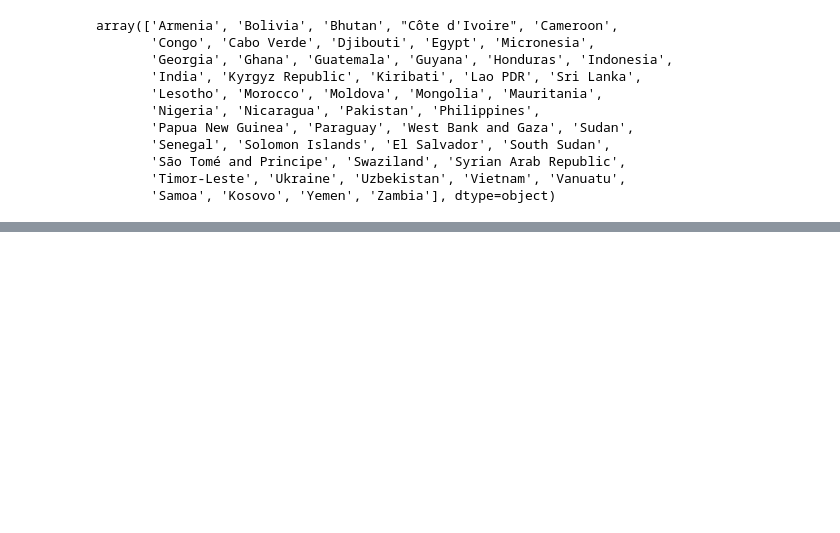
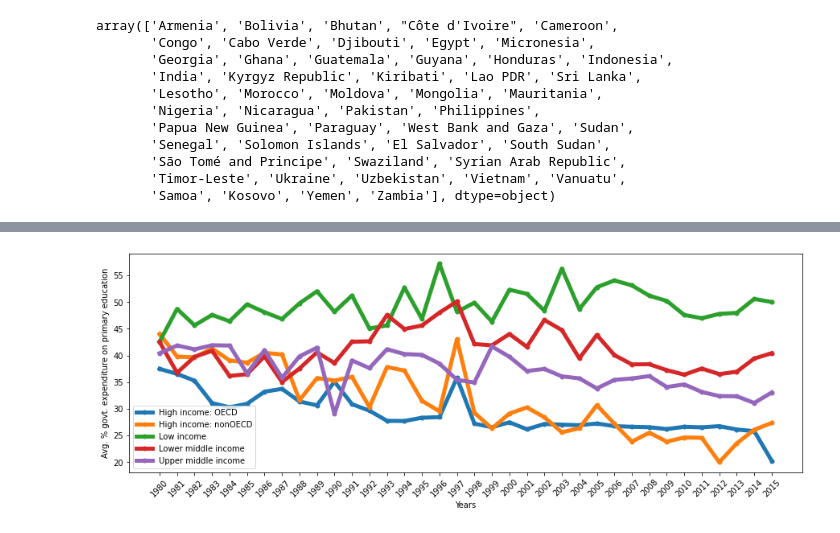
Before and after one commit to SmrutiRanjan27/worldbank-global-education-analysis, a Jupyter notebook: Smruti_Ranjan_WorldBank_Global_Education_Analysis.ipynb, the cells around one changed output, grey strips where cells are left out. Cells and saved outputs as stored; diff of their text form; code cells hidden in the pictures; blank space fills up the shorter version.

```diff
--- a/Smruti_Ranjan_WorldBank_Global_Education_Analysis.ipynb
+++ b/Smruti_Ranjan_WorldBank_Global_Education_Analysis.ipynb
@@ -717,11 +710,20 @@ array(['Armenia', 'Bolivia', 'Bhutan', "Côte d'Ivoire", 'Cameroon',
        'Samoa', 'Kosovo', 'Yemen', 'Zambia'], dtype=object)
 # %%
 # lets look at the expenditure stats on education
-param = 'Expenditure on education as % of total government expenditure (%)'
-df_stats_income = df_stats_country[['Short Name','Income Group']].merge(df_stats,how='inner',left_on='Short Name',right_on='Country Name')
-cols = []
-cols.extend(['Country Name','Country Code','Indicator Name','Indicator Code','Income Group'])
-check_cols = list(np.arange(1980,2016,1).astype(str))
-cols.extend(check_cols)
-df_stats_income = df_stats_income[df_stats_income['Indicator Name']==param].loc[:,cols]
-df_stats_income.head()
+def income_group_plot(param,label):
+  df_stats_income = df_stats_country[['Short Name','Income Group']].merge(df_stats,how='inner',left_on='Short Name',right_on='Country Name')
+  cols = []
+  cols.extend(['Country Name','Country Code','Indicator Name','Indicator Code','Income Group'])
+  check_cols = list(np.arange(1980,2016,1).astype(str))
+  cols.extend(check_cols)
+  df_stats_income = df_stats_income[df_stats_income['Indicator Name']==param].loc[:,cols]
+  df_stats_income_group = df_stats_income.groupby('Income Group').mean(numeric_only=True).reset_index()
+  for i in range(5):
+    cols = df_stats_income_group.columns.values[1:]
+    values = df_stats_income_group.iloc[i].values[1:]
+    plt.rcParams['figure.figsize'] = (15,5)
+    plt.plot(cols,values,'.-',label=df_stats_income_group.iloc[i,0],linewidth=5,markersize=10)
+    plt.xlabel('Years')
+    plt.ylabel(label)
+    plt.xticks(rotation=45)
+    plt.legend()
@@ -746,11 +729,0 @@ df_stats_income
-# %%
-# plotting the graph for each income group
-for i in range(5):
-  cols = df_stats_income.columns.values[1:]
-  values = df_stats_income.iloc[i].values[1:]
-  plt.rcParams['figure.figsize'] = (15,5)
-  plt.plot(cols,values,'.-',label=df_stats_income.iloc[i,0],linewidth=5,markersize=10)
-  plt.xlabel('Years')
-  plt.ylabel('Avg. % govt. expenditure on education')
-  plt.xticks(rotation=45)
-  plt.legend()
@@ -758,0 +735,4 @@ for i in range(5):
+# %%
+income_group_plot('Expenditure on primary as % of government expenditure on education (%)','Avg. % govt. expenditure on primary education')
+# %% [output]
+[figure, added]
```
Also changed, not shown: parts of 15 cells of this notebook.
